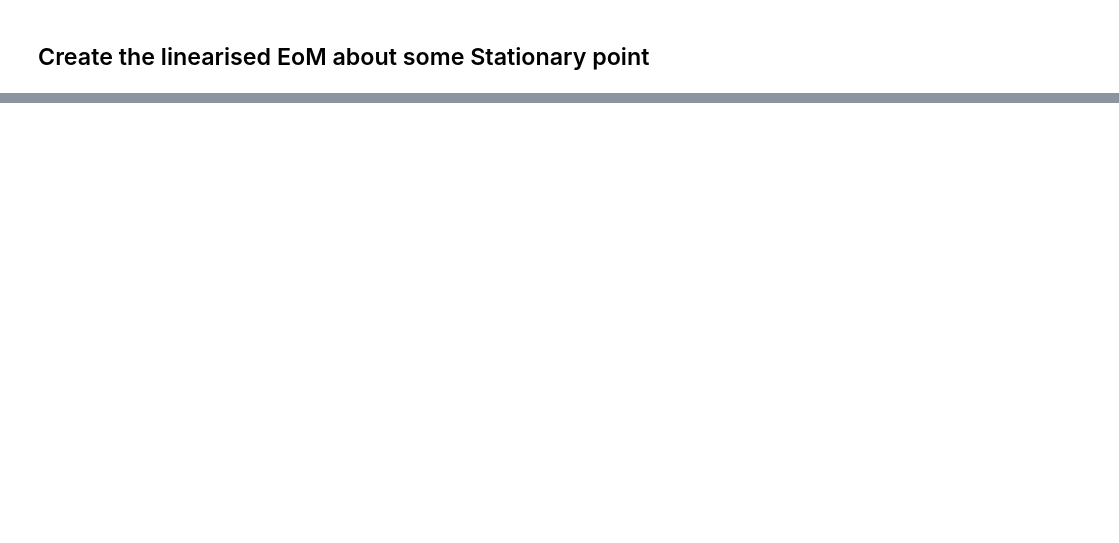
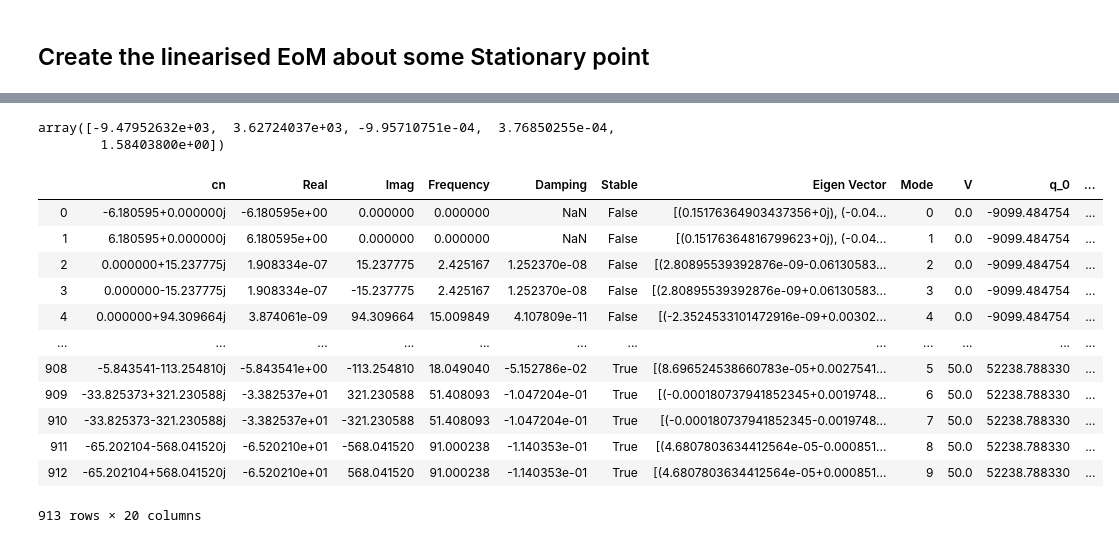
Before and after one commit to fh9g12/FwtModels, a Jupyter notebook: Workbooks/5_Non-linear FWTD Assumed Shapes/4_AssumedShapesV2-Flutter Plots.ipynb, the cells around one changed output, grey strips where cells are left out. Saved outputs shown, nothing was run; the diff lists cells and outputs as text; code cells hidden in the pictures; blank space fills up the shorter version.

```diff
--- a/Workbooks/5_Non-linear FWTD Assumed Shapes/4_AssumedShapesV2-Flutter Plots.ipynb
+++ b/Workbooks/5_Non-linear FWTD Assumed Shapes/4_AssumedShapesV2-Flutter Plots.ipynb
@@ -280,0 +296,68 @@ NameError: name 'isiterable' is not defined
+# %%
+def objective(p0):
+    v0 = np.zeros_like(p0)
+    y_f = [j for i in range(len(p0)) for j in [p0[i],v0[i]]]
+    res = sm.deriv(0,y_f,p.GetNumericTuple(y_f,0))
+    return sum((i**2 for i in res))
+p.V.value = 0
+from scipy.optimize import minimize
+p0 = [0]*p.qs
+p0[-1] = np.pi/2
+res = minimize(objective,p0)
+res.x
+# %% [output]
+array([-9.47952632e+03,  3.62724037e+03, -9.95710751e-04,  3.76850255e-04,
+        1.58403800e+00])
+# %%
+df = pd.DataFrame(columns=['v','aoa','q','Lambda'])
+p.alpha_r.value = np.deg2rad(5)
+
+vs = np.linspace(0,50,101)
+pLast = [0]*p.qs
+pLast[-1] = np.pi/2
+for v in vs:
+    p.V.value = v
+    pLast = minimize(objective,[0]*p.qs).x
+    v0 = [0]*p.qs
+    y0 = [j for i in range(len(p0)) for j in [pLast[i],v0[i]]]
+    df = df.append({'aoa' : np.rad2deg(p.alpha_r.value), 'v' : v,'q':y0,'Lambda':np.rad2deg(p.Lambda.value)} , ignore_index=True)
+    pLast
+data = df
+
+flutdfv2 = pd.DataFrame()
+for i in range(0,len(data)):
+    # get the fixed point
+    #lp = [data['eta'].iloc[i],0,data['q1'].iloc[i],0]
+
+    # get the jacobian evaluated at this point
+    #j_lp = func(data['v'].iloc[i],np.deg2rad(data['Lambda'].iloc[i]),ratio,lp)
+    # get eigen value information
+    #jac_dat = dof2.ExtractEigenValueData(j_lp,sortby='Damping')
+    evals, evecs = eig(*func(data['v'].iloc[i],data['q'].iloc[i]))
+    jac_dat = mf.ExtractEigenValueData(evals,evecs,sortby='Frequency')
+
+    # populate test specific data
+    jac_dat['V'] = data['v'].iloc[i]
+    #jac_dat['Mass Ratio'] = f'r = {ratio}'
+    y = np.array(data['q'].iloc[i])
+    for i in range(len(y)):
+        jac_dat[f'q_{i}'] =y[i]
+    jac_dat['Lambda'] = data['Lambda'].iloc[i]
+    flutdfv2 = flutdfv2.append(jac_dat,sort=False)
+
+flutdfv2 = flutdfv2.reset_index(drop=True)
+flutdfv2
+# %% [output]
+|  | cn | Real | Imag | Frequency | Damping | Stable | Eigen Vector | Mode | V | q_0 | ... |
+| 0 | -6.180595+0.000000j | -6.180595e+00 | 0.000000 | 0.000000 | NaN | False | [(0.15176364903437356+0j), (-0.04... | 0 | 0.0 | -9099.484754 | ... |
+| 1 | 6.180595+0.000000j | 6.180595e+00 | 0.000000 | 0.000000 | NaN | False | [(0.15176364816799623+0j), (-0.04... | 1 | 0.0 | -9099.484754 | ... |
+| 2 | 0.000000+15.237775j | 1.908334e-07 | 15.237775 | 2.425167 | 1.252370e-08 | False | [(2.80895539392876e-09-0.06130583... | 2 | 0.0 | -9099.484754 | ... |
+| 3 | 0.000000-15.237775j | 1.908334e-07 | -15.237775 | 2.425167 | 1.252370e-08 | False | [(2.80895539392876e-09+0.06130583... | 3 | 0.0 | -9099.484754 | ... |
+| 4 | 0.000000+94.309664j | 3.874061e-09 | 94.309664 | 15.009849 | 4.107809e-11 | False | [(-2.3524533101472916e-09+0.00302... | 4 | 0.0 | -9099.484754 | ... |
+| ... | ... | ... | ... | ... | ... | ... | ... | ... | ... | ... | ... |
+| 908 | -5.843541-113.254810j | -5.843541e+00 | -113.254810 | 18.049040 | -5.152786e-02 | True | [(8.696524538660783e-05+0.0027541... | 5 | 50.0 | 52238.788330 | ... |
+| 909 | -33.825373+321.230588j | -3.382537e+01 | 321.230588 | 51.408093 | -1.047204e-01 | True | [(-0.000180737941852345+0.0019748... | 6 | 50.0 | 52238.788330 | ... |
+| 910 | -33.825373-321.230588j | -3.382537e+01 | -321.230588 | 51.408093 | -1.047204e-01 | True | [(-0.000180737941852345-0.0019748... | 7 | 50.0 | 52238.788330 | ... |
+| 911 | -65.202104-568.041520j | -6.520210e+01 | -568.041520 | 91.000238 | -1.140353e-01 | True | [(4.6807803634412564e-05-0.000851... | 8 | 50.0 | 52238.788330 | ... |
+| 912 | -65.202104+568.041520j | -6.520210e+01 | 568.041520 | 91.000238 | -1.140353e-01 | True | [(4.6807803634412564e-05+0.000851... | 9 | 50.0 | 52238.788330 | ... |
+913 rows × 20 columns
```
Also changed, not shown: parts of 18 cells of this notebook, 7 other files.
